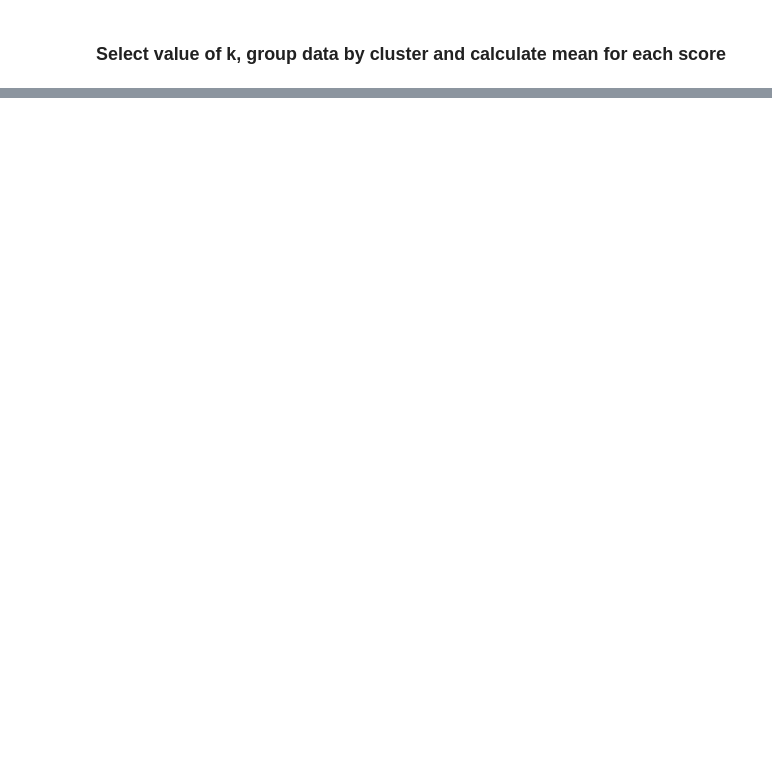
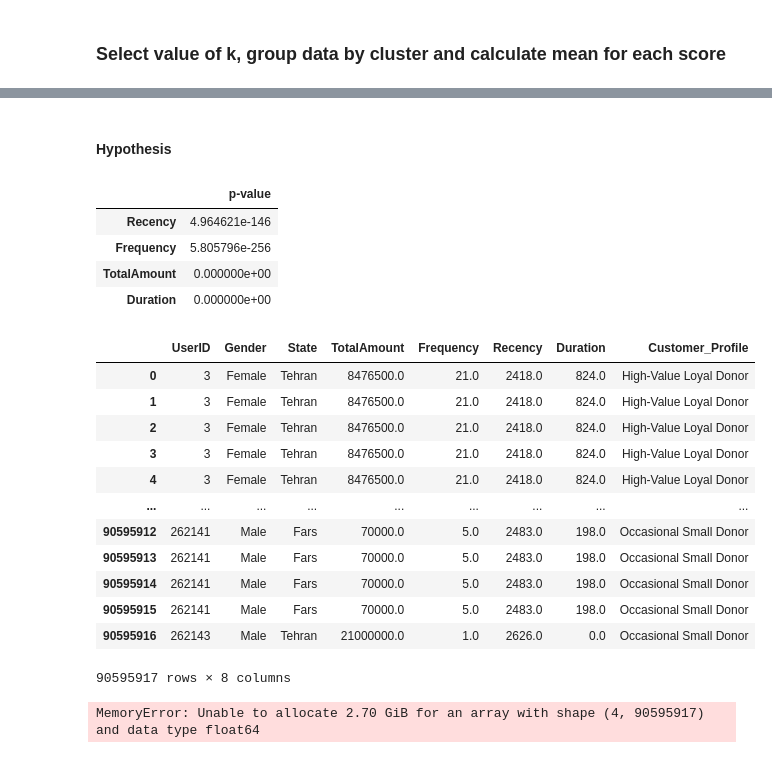
Before and after one commit to minhnguyenquang1709/gp-datamining, a Jupyter notebook: clustering.ipynb, the cells around one changed output, grey strips where cells are left out. Saved outputs shown, nothing was run; the diff lists cells and outputs as text; code cells hidden in the pictures; blank space fills up the shorter version.

```diff
--- a/clustering.ipynb
+++ b/clustering.ipynb
@@ -130,0 +197,23 @@ Silhouette score =  0.7162285730815076
+# %%
+# Assign cluster labels based on observed characteristics
+cluster_labels = {
+    0: "Loyal High-Value Donors",
+    1: "Infrequent Small Donors",
+    2: "New Donors",
+    3: "Lapsed Big Donors"
+}
+
+# Map labels to cluster numbers
+clustering_df['Cluster_Label'] = clustering_df['Cluster'].map(cluster_labels)
+
+display(clustering_df)
+
+import matplotlib.pyplot as plt
+import seaborn as sns
+
+plt.figure(figsize=(8,5))
+sns.barplot(x=cluster_summary['Cluster'].astype(str), y=cluster_summary['Count'])
+plt.xlabel("Cluster")
+plt.ylabel("Number of Donors")
+plt.title("Number of Donors in Each Cluster")
+plt.show()
@@ -130,0 +346,57 @@ Silhouette score =  0.7162285730815076
+# %% [markdown]
+#### Hypothesis
+# %%
+from scipy.stats import f_oneway
+
+anova_results = {}
+features = ['Recency', 'Frequency', 'TotalAmount', 'Duration']
+
+for feature in features:
+    groups = [clustering_df[clustering_df['Cluster'] == c][feature] for c in clustering_df['Cluster'].unique()]
+    stat, p_value = f_oneway(*groups)
+    anova_results[feature] = p_value
+
+# Display results
+anova_df = pd.DataFrame(anova_results, index=["p-value"]).T
+display(anova_df)
+
+display(combined_df)
+# %% [output]
+|  | p-value |
+| Recency | 4.964621e-146 |
+| Frequency | 5.805796e-256 |
+| TotalAmount | 0.000000e+00 |
+| Duration | 0.000000e+00 |
+|  | UserID | Gender | State | TotalAmount | Frequency | Recency | Duration | Customer_Profile |
+| 0 | 3 | Female | Tehran | 8476500.0 | 21.0 | 2418.0 | 824.0 | High-Value Loyal Donor |
+| 1 | 3 | Female | Tehran | 8476500.0 | 21.0 | 2418.0 | 824.0 | High-Value Loyal Donor |
+| 2 | 3 | Female | Tehran | 8476500.0 | 21.0 | 2418.0 | 824.0 | High-Value Loyal Donor |
+| 3 | 3 | Female | Tehran | 8476500.0 | 21.0 | 2418.0 | 824.0 | High-Value Loyal Donor |
+| 4 | 3 | Female | Tehran | 8476500.0 | 21.0 | 2418.0 | 824.0 | High-Value Loyal Donor |
+| ... | ... | ... | ... | ... | ... | ... | ... | ... |
+| 90595912 | 262141 | Male | Fars | 70000.0 | 5.0 | 2483.0 | 198.0 | Occasional Small Donor |
+| 90595913 | 262141 | Male | Fars | 70000.0 | 5.0 | 2483.0 | 198.0 | Occasional Small Donor |
+| 90595914 | 262141 | Male | Fars | 70000.0 | 5.0 | 2483.0 | 198.0 | Occasional Small Donor |
+| 90595915 | 262141 | Male | Fars | 70000.0 | 5.0 | 2483.0 | 198.0 | Occasional Small Donor |
+| 90595916 | 262143 | Male | Tehran | 21000000.0 | 1.0 | 2626.0 | 0.0 | Occasional Small Donor |
+90595917 rows × 8 columns
+# %%
+# Load the CSV in chunks
+chunk_size = 9000  # Adjust as needed
+transactional_chunks = pd.read_csv('datasets/TransactionalData.csv', usecols=['UserID', 'SupportType'], chunksize=chunk_size)
+
+# Process chunks separately and append to list
+chunks = []
+for chunk in transactional_chunks:
+    chunks.append(chunk)
+
+# Concatenate all chunks into a DataFrame
+transactional_df = pd.concat(chunks, ignore_index=True)
+
+# Now merge with combined_df
+combined_df = combined_df[['UserID', 'Gender', 'TotalAmount', 'Frequency', 'Recency', 'Duration','Customer_Profile']]
+combined_df = combined_df.merge(transactional_df, on='UserID', how='left')
+
+display(combined_df)
+# %% [output]
+MemoryError: Unable to allocate 2.70 GiB for an array with shape (4, 90595917) and data type float64
```
Also changed, not shown: parts of 17 cells of this notebook.
